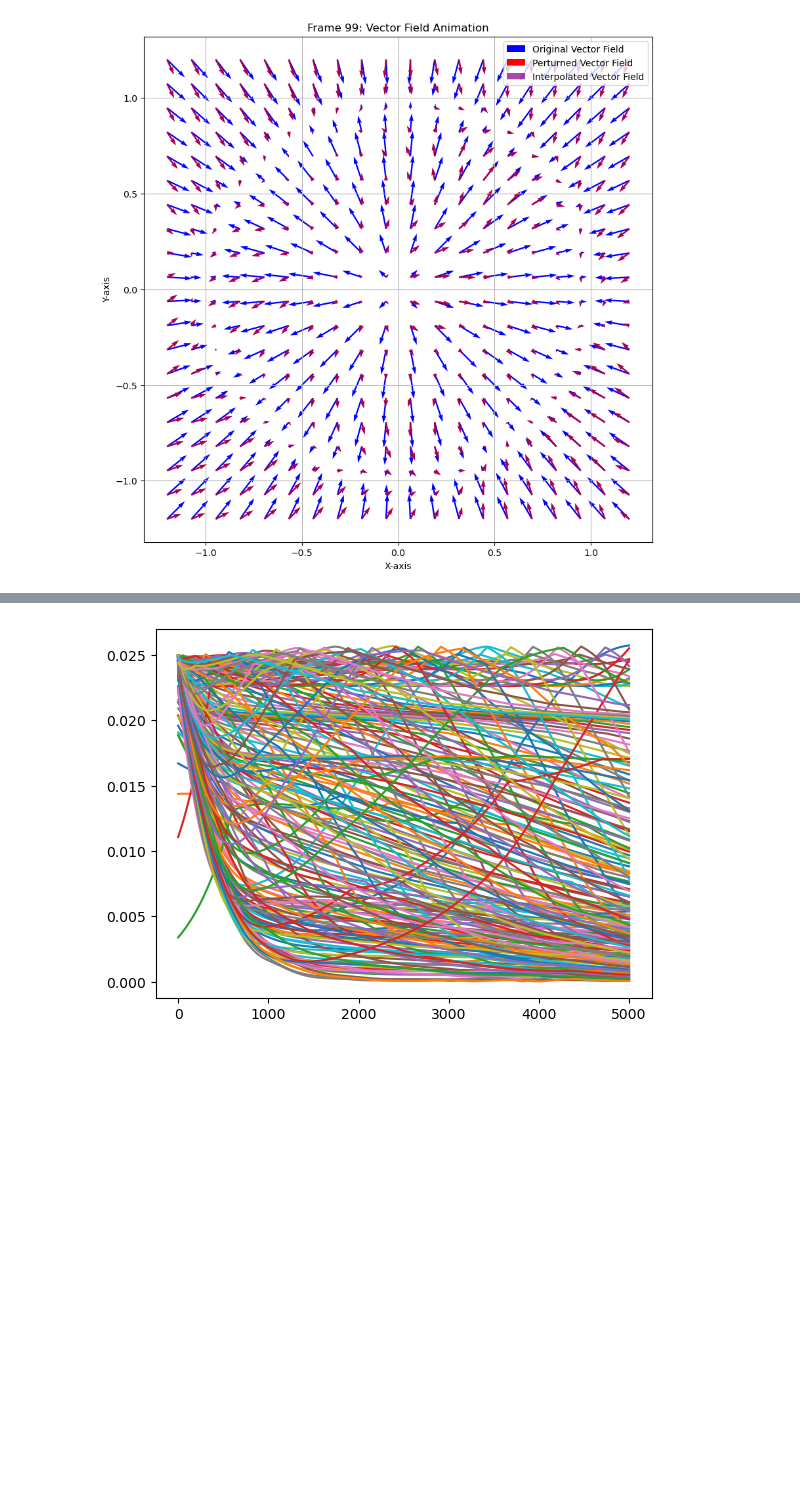
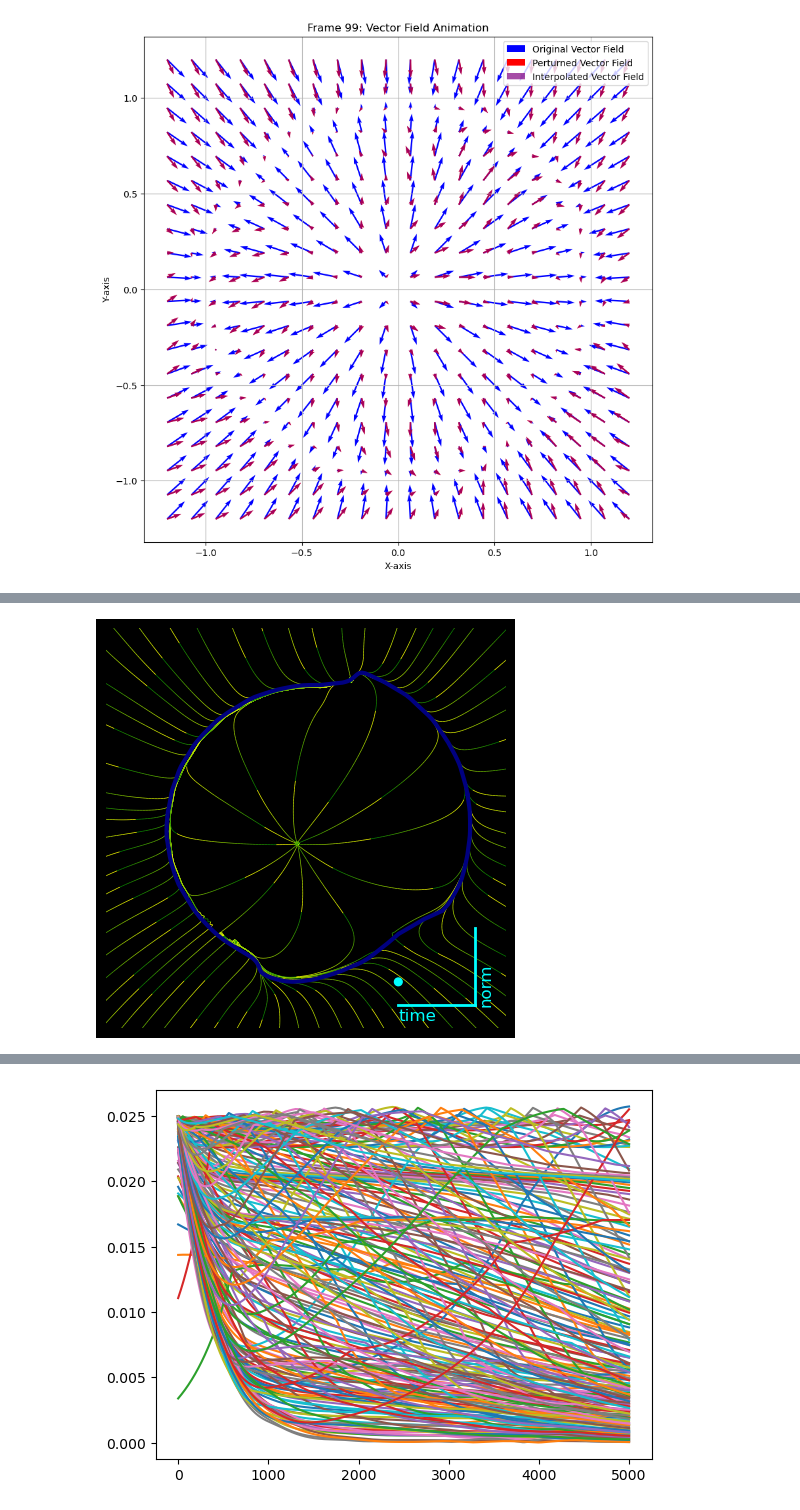
Before and after one commit to Asagodi/topological_diversity, a Jupyter notebook: Stability/videos/vector_field_animation.ipynb, the cells around one changed output, grey strips where cells are left out. Saved outputs shown, nothing was run; the diff lists cells and outputs as text; code cells hidden in the pictures; blank space fills up the shorter version.

```diff
--- a/Stability/videos/vector_field_animation.ipynb
+++ b/Stability/videos/vector_field_animation.ipynb
@@ -540 +731,31 @@ animation = make_streamline_animation_from_fixed_vf(f'pring_{colors[0]}{colors[1
 Animating streamlines...
+# %%
+from scipy.integrate import solve_ivp
+# Number of initial conditions
+num_points = 200  # Adjust this number as needed for more or fewer points
+
+# Generate initial conditions on a circle with radius 1
+radius = 1.
+angles = np.linspace(0, 2 * np.pi, num_points, endpoint=False)
+initial_conditions = np.array([(radius * np.cos(angle), radius * np.sin(angle)) for angle in angles])
+Nsims = initial_conditions.shape[0]
+
+def vector_field_ode_full(t, x, full_grid_u, full_grid_v, interpol_param):
+    x1, x2 = x
+
+    if x1 < -min_val or x1 > min_val or x2 < -min_val or x2 > min_val:
+        u = x1 * (1 - np.sqrt(x1**2 + x2**2))
+        v = x2 * (1 - np.sqrt(x1**2 + x2**2))
+        return np.array([u, v])
+    else:
+        u = full_grid_u([x2,x1]).item()
+        v = full_grid_v([x2,x1]).item()
+        return np.array([u, v])
+
+trajectories = simulate_network_ntimes(Nsims, full_grid_u, full_grid_v, interpol_param, nonlinearity_ode=vector_field_ode_full,
+                                           y0s=initial_conditions, maxT=7, tsteps=2001)
+inv_man = create_invariant_manifold(full_grid_u, full_grid_v, interpol_param, initial_conditions, nonlinearity_ode=vector_field_ode_full)
+inv_man*=1.5
+#inv_mans = create_invman_sequence(perturb_grid_u, perturb_grid_v, steps, initial_conditions, num_points)
+# %%
+inv_mans = create_invman_sequence(perturb_grid_u, perturb_grid_v, 1, initial_conditions, num_points)
@@ -540,0 +772,6 @@ Animating streamlines...
+# %%
+animation = make_streamline_animation_from_fixed_vf(f'pring_5s_norm{norm}_ngrid{n_grid}_rs{random_seed}',
+                                                    X,Y,U_pert,V_pert,cmap,n_steps=n_steps,fps=fps,interpol_param=.3,
+                                                    inv_man=inv_mans[1],save_as='gif')
+# %% [output]
+[figure, added]
```
Also changed, not shown: parts of 19 cells of this notebook.
